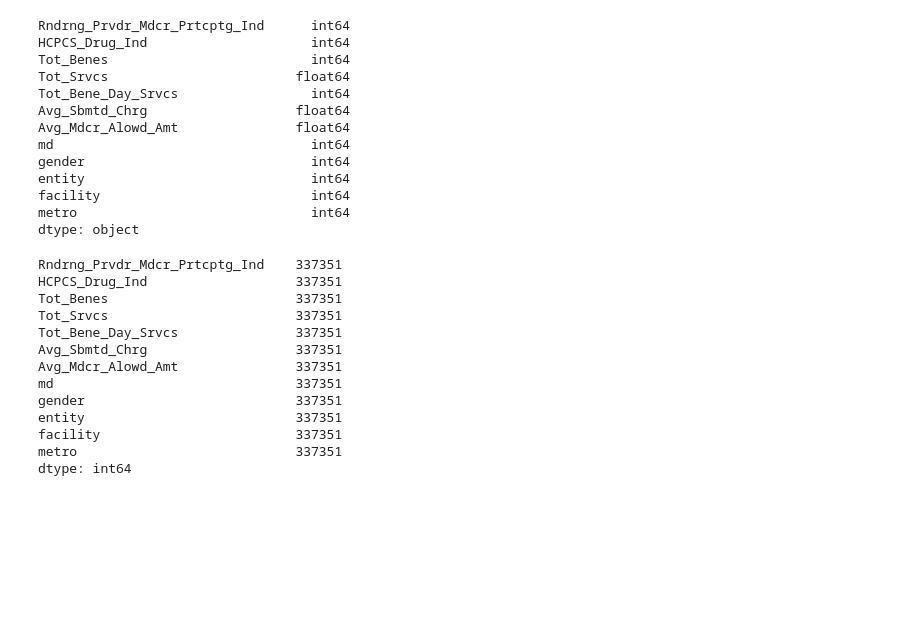
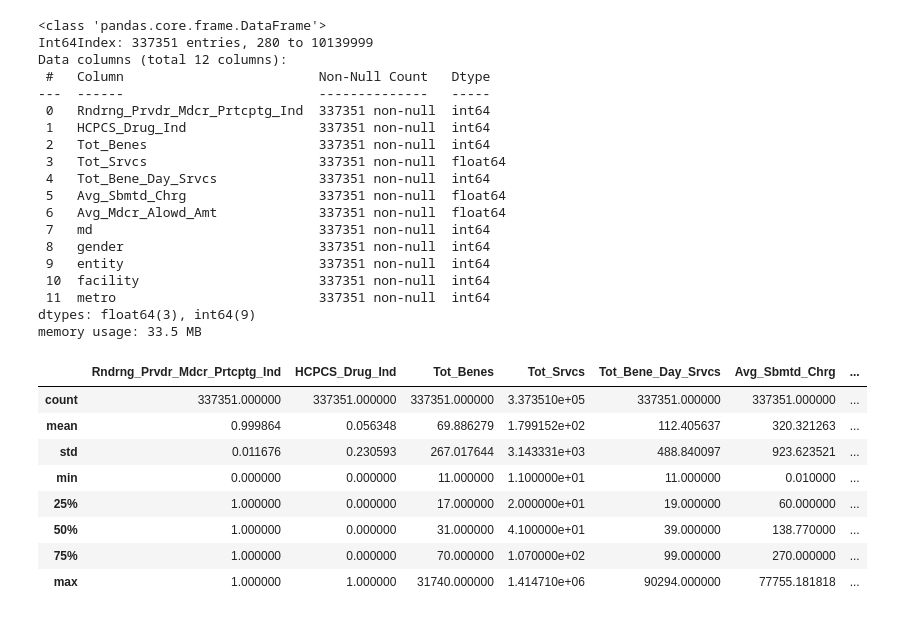
Before and after one commit to snowshine/MADS-Medicare-Project, a Jupyter notebook: data_clean.ipynb, the cells around one changed output. Cells and saved outputs as stored; diff of their text form; code cells hidden in the pictures; blank space fills up the shorter version.

```diff
--- a/data_clean.ipynb
+++ b/data_clean.ipynb
@@ -103,34 +103,36 @@ df = df.drop(columns=['Avg_Mdcr_Pymt_Amt', 'Avg_Mdcr_Stdzd_Amt'])
 # following columns converted to new binary column
 df = df.drop(columns=['Rndrng_Prvdr_Crdntls', 'Rndrng_Prvdr_Gndr', 'Rndrng_Prvdr_Ent_Cd', 'Rndrng_Prvdr_RUCA', 'Place_Of_Srvc'])
 # %%
-df.dtypes
+df.info()
 # %% [output]
-Rndrng_Prvdr_Mdcr_Prtcptg_Ind      int64
-HCPCS_Drug_Ind                     int64
-Tot_Benes                          int64
-Tot_Srvcs                        float64
-Tot_Bene_Day_Srvcs                 int64
-Avg_Sbmtd_Chrg                   float64
-Avg_Mdcr_Alowd_Amt               float64
-md                                 int64
-gender                             int64
-entity                             int64
-facility                           int64
-metro                              int64
-dtype: object
+<class 'pandas.core.frame.DataFrame'>
+Int64Index: 337351 entries, 280 to 10139999
+Data columns (total 12 columns):
+ #   Column                         Non-Null Count   Dtype
+---  ------                         --------------   -----
+ 0   Rndrng_Prvdr_Mdcr_Prtcptg_Ind  337351 non-null  int64
+ 1   HCPCS_Drug_Ind                 337351 non-null  int64
+ 2   Tot_Benes                      337351 non-null  int64
+ 3   Tot_Srvcs                      337351 non-null  float64
+ 4   Tot_Bene_Day_Srvcs             337351 non-null  int64
+ 5   Avg_Sbmtd_Chrg                 337351 non-null  float64
+ 6   Avg_Mdcr_Alowd_Amt             337351 non-null  float64
+ 7   md                             337351 non-null  int64
+ 8   gender                         337351 non-null  int64
+ 9   entity                         337351 non-null  int64
+ 10  facility                       337351 non-null  int64
+ 11  metro                          337351 non-null  int64
+dtypes: float64(3), int64(9)
+memory usage: 33.5 MB
 # %%
-df.count()
+df.describe()
 # %% [output]
-Rndrng_Prvdr_Mdcr_Prtcptg_Ind    337351
-HCPCS_Drug_Ind                   337351
-Tot_Benes                        337351
-Tot_Srvcs                        337351
-Tot_Bene_Day_Srvcs               337351
-Avg_Sbmtd_Chrg                   337351
-Avg_Mdcr_Alowd_Amt               337351
-md                               337351
-gender                           337351
-entity                           337351
-facility                         337351
-metro                            337351
-dtype: int64
+|  | Rndrng_Prvdr_Mdcr_Prtcptg_Ind | HCPCS_Drug_Ind | Tot_Benes | Tot_Srvcs | Tot_Bene_Day_Srvcs | Avg_Sbmtd_Chrg | ... |
+| count | 337351.000000 | 337351.000000 | 337351.000000 | 3.373510e+05 | 337351.000000 | 337351.000000 | ... |
+| mean | 0.999864 | 0.056348 | 69.886279 | 1.799152e+02 | 112.405637 | 320.321263 | ... |
+| std | 0.011676 | 0.230593 | 267.017644 | 3.143331e+03 | 488.840097 | 923.623521 | ... |
+| min | 0.000000 | 0.000000 | 11.000000 | 1.100000e+01 | 11.000000 | 0.010000 | ... |
+| 25% | 1.000000 | 0.000000 | 17.000000 | 2.000000e+01 | 19.000000 | 60.000000 | ... |
+| 50% | 1.000000 | 0.000000 | 31.000000 | 4.100000e+01 | 39.000000 | 138.770000 | ... |
+| 75% | 1.000000 | 0.000000 | 70.000000 | 1.070000e+02 | 99.000000 | 270.000000 | ... |
+| max | 1.000000 | 1.000000 | 31740.000000 | 1.414710e+06 | 90294.000000 | 77755.181818 | ... |
```
Also changed, not shown: parts of 1 cell of this notebook.
